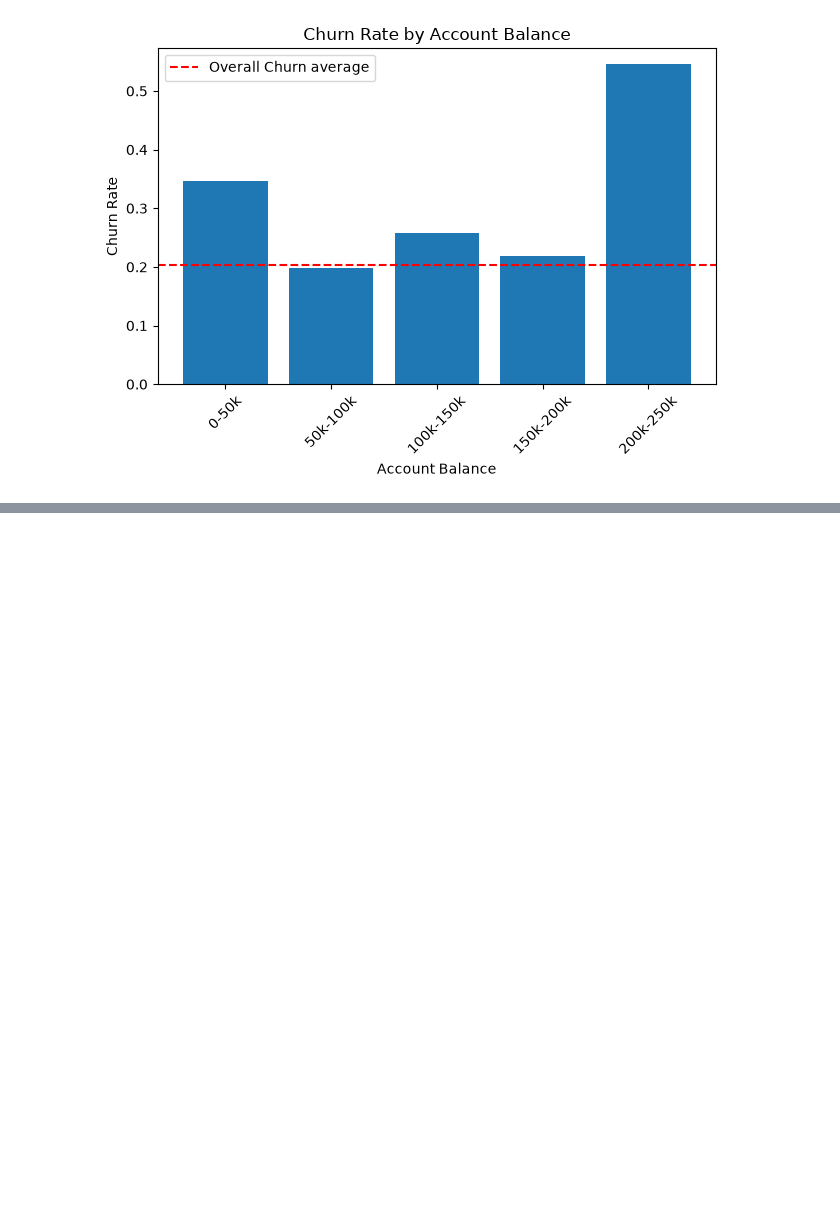
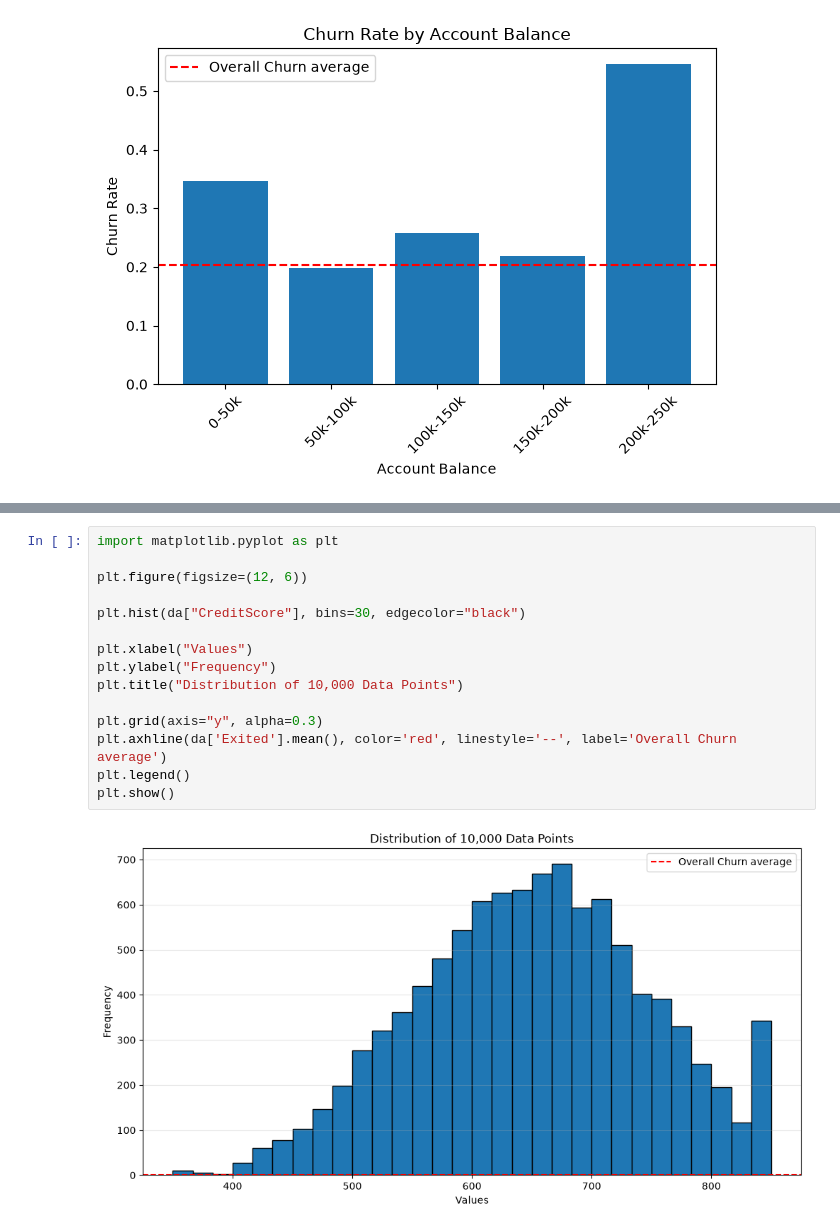
Before and after one commit to olaoluwacode/UD_Customer_Churn_Prediction, a Jupyter notebook: eda.ipynb, the cells around one changed output, grey strips where cells are left out. Cells and saved outputs as stored; diff of their text form; blank space fills up the shorter version.

```diff
--- a/eda.ipynb
+++ b/eda.ipynb
@@ -327,0 +331,17 @@ KeyboardInterrupt:
+# %%
+import matplotlib.pyplot as plt
+
+plt.figure(figsize=(12, 6))
+
+plt.hist(da["CreditScore"], bins=30, edgecolor="black")
+
+plt.xlabel("Values")
+plt.ylabel("Frequency")
+plt.title("Distribution of 10,000 Data Points")
+
+plt.grid(axis="y", alpha=0.3)
+plt.axhline(da['Exited'].mean(), color='red', linestyle='--', label='Overall Churn average')
+plt.legend()
+plt.show()
+# %% [output]
+[figure, added]
```
Also changed, not shown: parts of 3 cells of this notebook.
